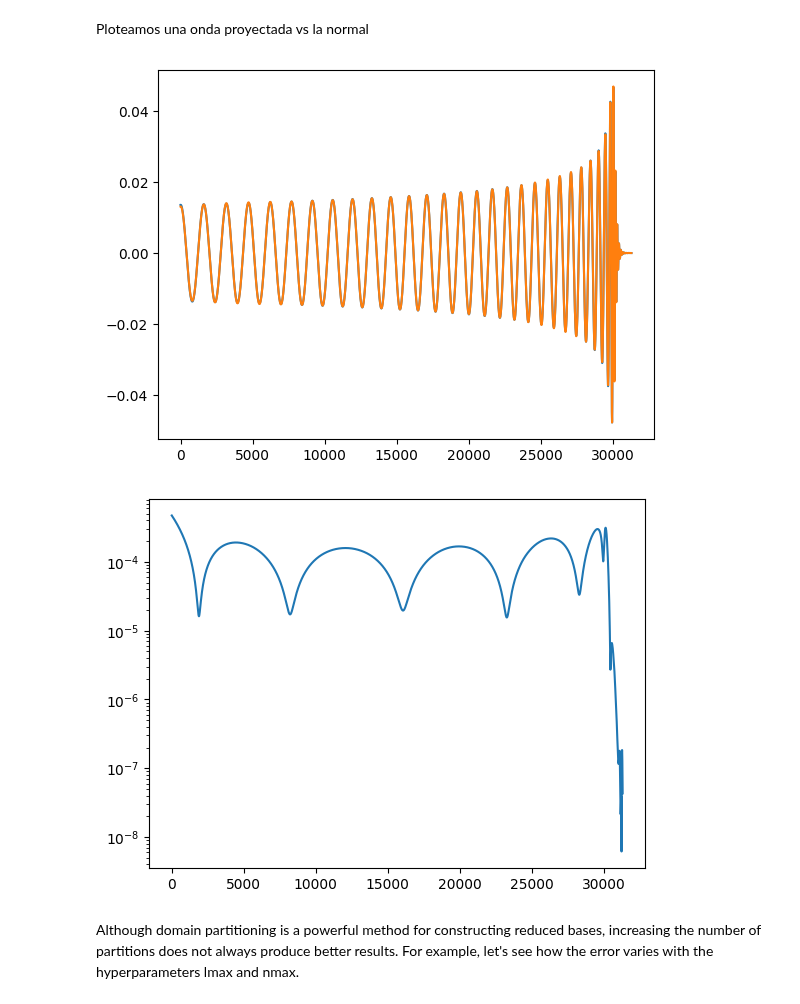
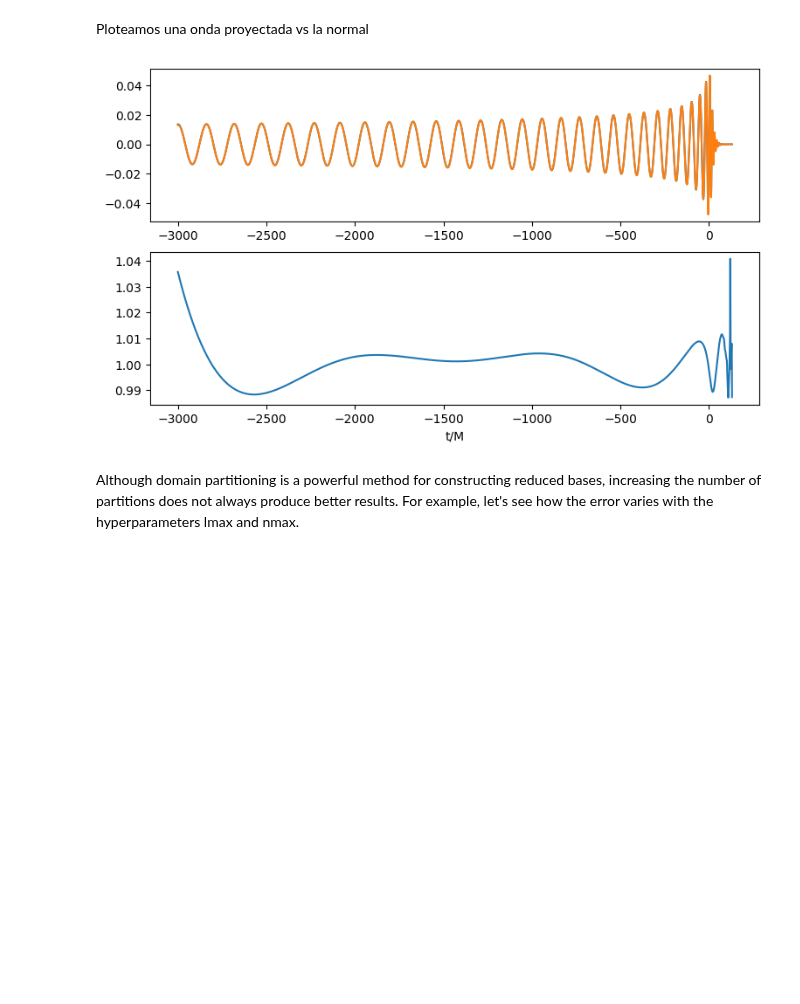
Before and after one commit to francocerino/scikit-reducedmodel, a Jupyter notebook: docs/source/tutorials/demo.ipynb, the cells around one changed output. Drawn from its saved outputs; the diff is of its cells as text; code cells hidden in the pictures; blank space fills up the shorter version.

```diff
--- a/docs/source/tutorials/demo.ipynb
+++ b/docs/source/tutorials/demo.ipynb
@@ -119,15 +117,21 @@ for leaf in rb.tree.leaves:
 # %% [markdown]
 Ploteamos una onda proyectada vs la normal
 # %%
-plt.plot(h)
-plt.plot(rb.transform(h,q));
-plt.show()
+plt.figure(figsize=(9,5))
 
-plt.yscale("log")
-plt.plot(abs(h-rb.transform(h,q)));
+plt.subplot(211)
+plt.plot(times,h)
+plt.plot(times,rb.transform(h,q))
+
+
+plt.subplot(212)
+
+#plt.yscale("log")
+plt.ylabel('',size=15)
+plt.plot(times,h/rb.transform(h,q))
+plt.xlabel("t/M");
 # %% [output]
-[figure, old version]
+[figure, new version]
-[figure, removed]
 # %% [markdown]
 Although domain partitioning is a powerful method for constructing reduced bases, increasing the number of partitions does not always produce better results. For example, let's see how the error varies with the hyperparameters lmax and nmax.
 # %%
```
Also changed, not shown: parts of 52 cells of this notebook.
